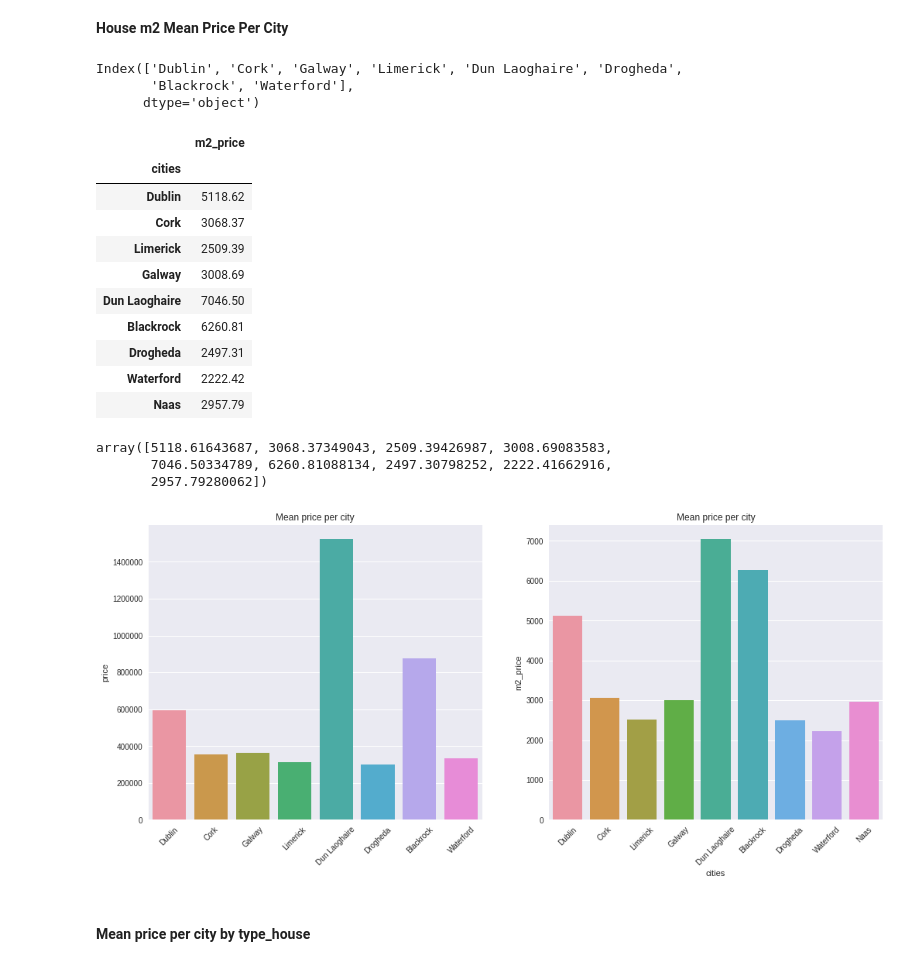
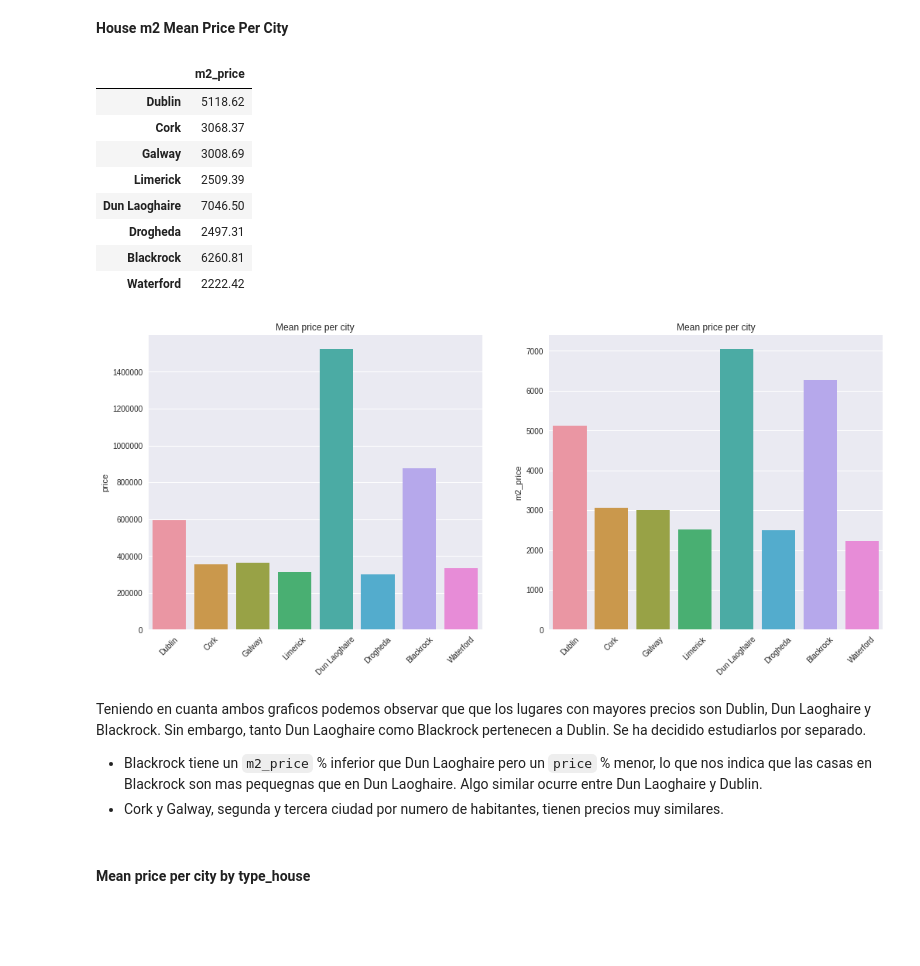
Before and after one commit to javiicc/Identifying_Potential_Investment_Opportunities_In_The_Irish_Real_Estate_Market_Using_MachineLearning, a Jupyter notebook: Data_Analysis.ipynb, the cells around one changed output. Saved outputs shown, nothing was run; the diff lists cells and outputs as text; code cells hidden in the pictures; blank space fills up the shorter version.

```diff
--- a/Data_Analysis.ipynb
+++ b/Data_Analysis.ipynb
@@ -176,8 +160,9 @@ As we can see the cities with more ads are Dublin and Cork. That is not surprisi
 # %% [markdown]
 **House Mean Price Per City**
 # %%
-mean_price = sale.groupby(by='cities', axis=0)['price'].mean().sort_values(ascending=False)[freq_cities[freq_cities >= 100].index]
-mean_price
+# Cities with more than 100 ads
+mean_price = sale.groupby(by='cities', axis=0)['price'].mean().sort_values(ascending=False)
+mean_price[freq[freq.freq_abs > 100].index]
 # %% [output]
 Dublin           595192.53
 Cork             355484.61
@@ -202,46 +180,37 @@ ax.set_xticklabels(mean_price.index, rotation=45);
 sale['m2_price'] = sale.price / sale.floor_area
-# %%
-freq_cities[freq_cities >= 100].index
-# %% [output]
-Index(['Dublin', 'Cork', 'Galway', 'Limerick', 'Dun Laoghaire', 'Drogheda',
-       'Blackrock', 'Waterford'],
-      dtype='object')
 # %%
-mean_price_m2_per_city = pd.pivot_table(data=sale, index='cities', values='m2_price', aggfunc='mean').sort_values(by='m2_price', ascending=False).loc[['Dublin', 'Cork', 'Limerick', 'Galway', 'Dun Laoghaire', 'Blackrock',
-       'Drogheda', 'Waterford', 'Naas']]
-mean_price_m2_per_city
+mean_price_m2_per_city = pd.pivot_table(data=sale, index='cities', values='m2_price', aggfunc='mean').sort_values(by='m2_price', ascending=False)
+# Cities with more than 100 ads
+mean_price_m2_per_city.loc[freq[freq.freq_abs > 100].index]
 # %% [output]
 |  | m2_price |
-| cities |  |
 | Dublin | 5118.62 |
 | Cork | 3068.37 |
+| Galway | 3008.69 |
 | Limerick | 2509.39 |
-| Galway | 3008.69 |
 | Dun Laoghaire | 7046.50 |
+| Drogheda | 2497.31 |
 | Blackrock | 6260.81 |
-| Drogheda | 2497.31 |
 | Waterford | 2222.42 |
-| Naas | 2957.79 |
-# %%
-mean_price_m2_per_city.m2_price.values
-# %% [output]
-array([5118.61643687, 3068.37349043, 2509.39426987, 3008.69083583,
-       7046.50334789, 6260.81088134, 2497.30798252, 2222.41662916,
-       2957.79280062])
 # %%
 fig, axs = plt.subplots(1, 2, figsize=(17, 7))
 
-axs = sns.barplot(x=mean_price.index, y=mean_price, ax=axs[0])
+axs = sns.barplot(x=mean_price.loc[freq[freq.freq_abs > 100].index].index, y=mean_price.loc[freq[freq.freq_abs > 100].index], ax=axs[0])
 axs.set_title('Mean price per city')
 axs.ticklabel_format(style='plain', axis='y')
-axs.set_xticklabels(mean_price.index, rotation=45);
+axs.set_xticklabels(mean_price.loc[freq[freq.freq_abs > 100].index].index, rotation=45);
 
-axs = sns.barplot(x=mean_price_m2_per_city.index, y=mean_price_m2_per_city.m2_price) #, ax=axs[1]
+axs = sns.barplot(x=mean_price_m2_per_city.loc[freq[freq.freq_abs > 100].index].index, y=mean_price_m2_per_city.loc[freq[freq.freq_abs > 100].index].m2_price) #, ax=axs[1]
 axs.set_title('Mean price per city')
 axs.ticklabel_format(style='plain', axis='y')
-axs.set_xticklabels(mean_price_m2_per_city.index, rotation=45);
+axs.set_xticklabels(mean_price_m2_per_city.loc[freq[freq.freq_abs > 100].index].index, rotation=45);
 # %% [output]
-[figure, old version]
+[figure, new version]
+# %% [markdown]
+Teniendo en cuanta ambos graficos podemos observar que que los lugares con mayores precios son Dublin, Dun Laoghaire y Blackrock. Sin embargo, tanto Dun Laoghaire como Blackrock pertenecen a Dublin. Se ha decidido estudiarlos por separado.
+
+- Blackrock tiene un `m2_price` % inferior que Dun Laoghaire pero un `price` % menor, lo que nos indica que las casas en Blackrock son mas pequegnas que en Dun Laoghaire. Algo similar ocurre entre Dun Laoghaire y Dublin.
+- Cork y Galway, segunda y tercera ciudad por numero de habitantes, tienen precios muy similares.
 # %% [markdown]
 #### Mean price per city by type_house
 # %% [markdown]
```
Also changed, not shown: parts of 28 cells of this notebook, 1 other file.
